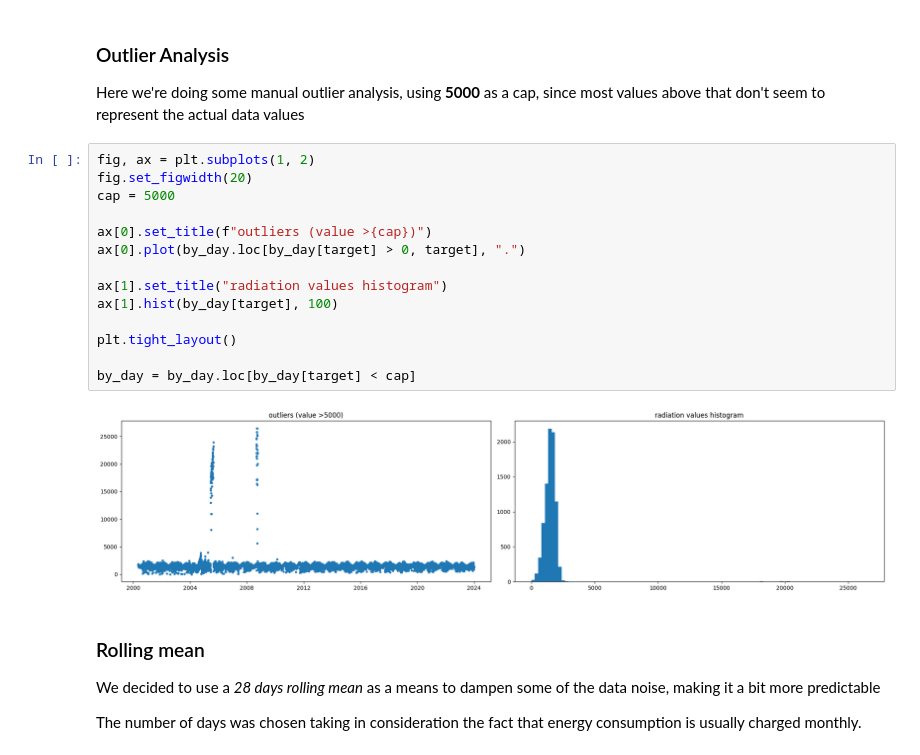
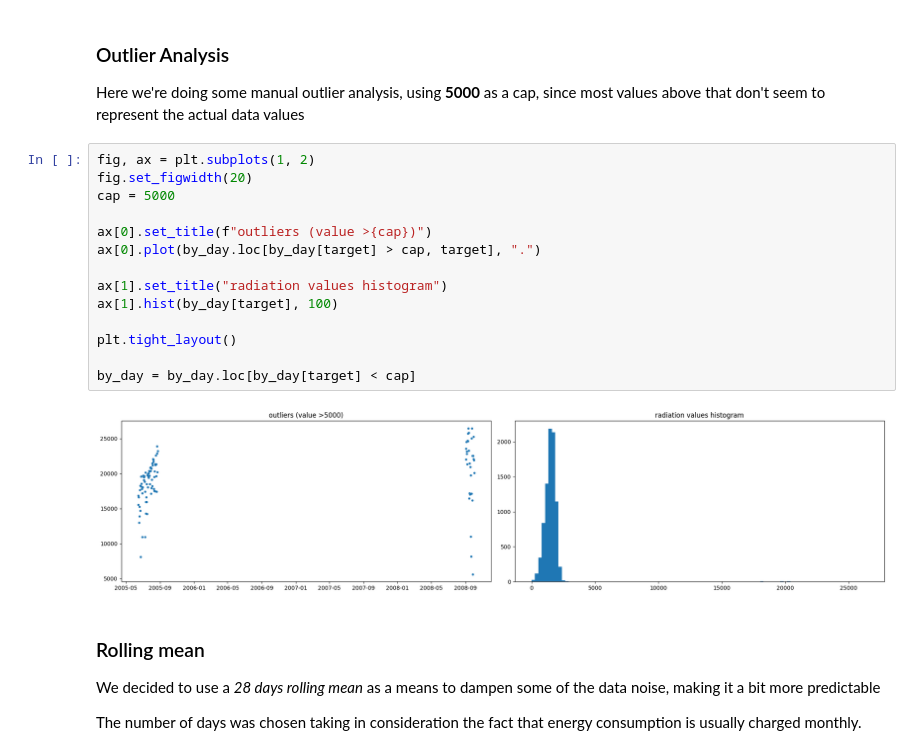
Before and after one commit to fellipessanha/solar-studies, a Jupyter notebook: presentation.ipynb, the cells around one changed output. Drawn from its saved outputs; the diff is of its cells as text.

```diff
--- a/presentation.ipynb
+++ b/presentation.ipynb
@@ -62,19 +62,19 @@ Here we're doing some manual outlier analysis, using **5000** as a cap, since mo
 # %%
 fig, ax = plt.subplots(1, 2)
 fig.set_figwidth(20)
 cap = 5000
 
 ax[0].set_title(f"outliers (value >{cap})")
-ax[0].plot(by_day.loc[by_day[target] > 0, target], ".")
+ax[0].plot(by_day.loc[by_day[target] > cap, target], ".")
 
 ax[1].set_title("radiation values histogram")
 ax[1].hist(by_day[target], 100)
 
 plt.tight_layout()
 
 by_day = by_day.loc[by_day[target] < cap]
 # %% [output]
-[figure, old version]
+[figure, new version]
 # %% [markdown]
 ### Rolling mean
 
```
Also changed, not shown: parts of 6 cells of this notebook, 3 other files.
